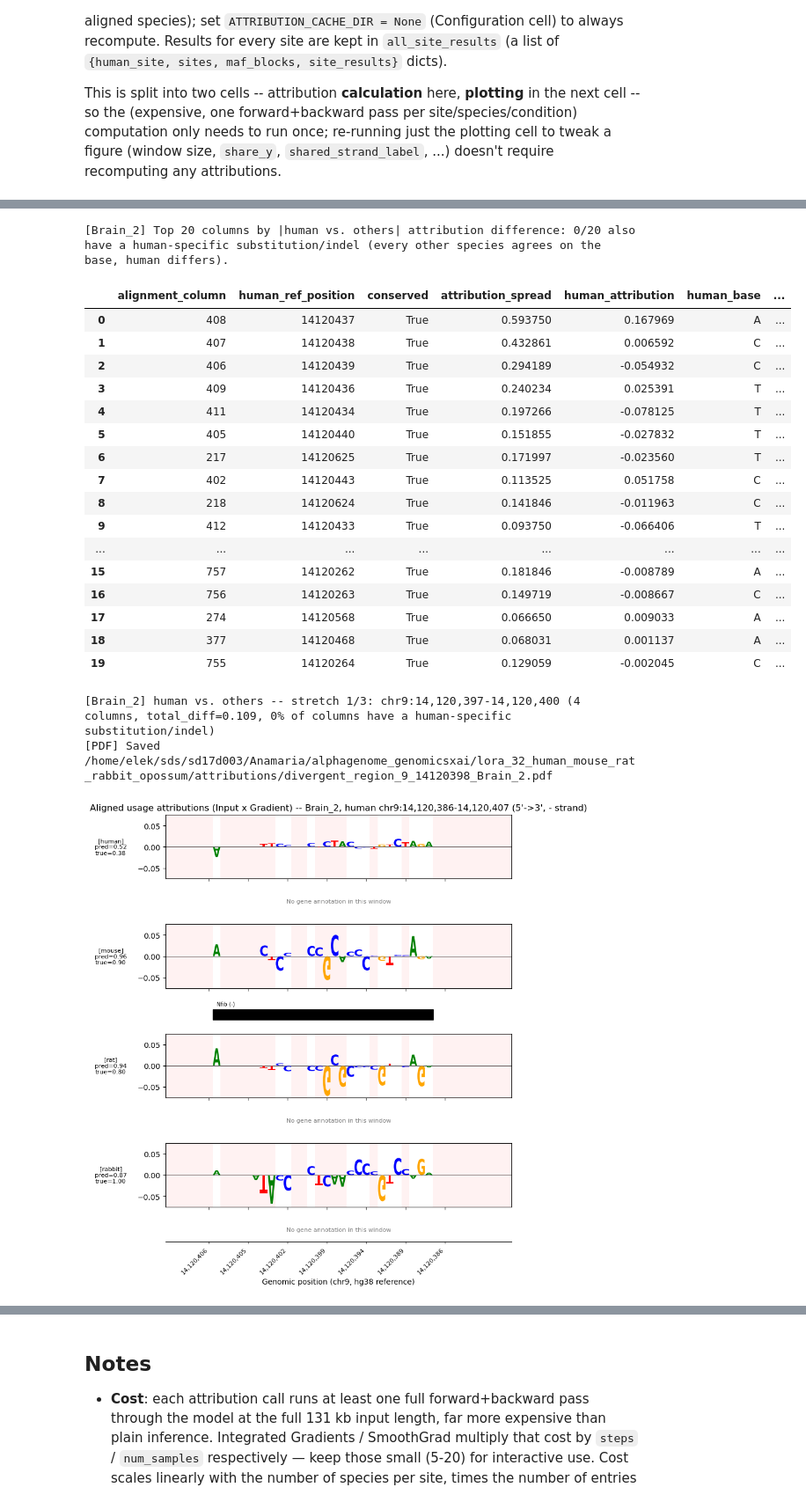
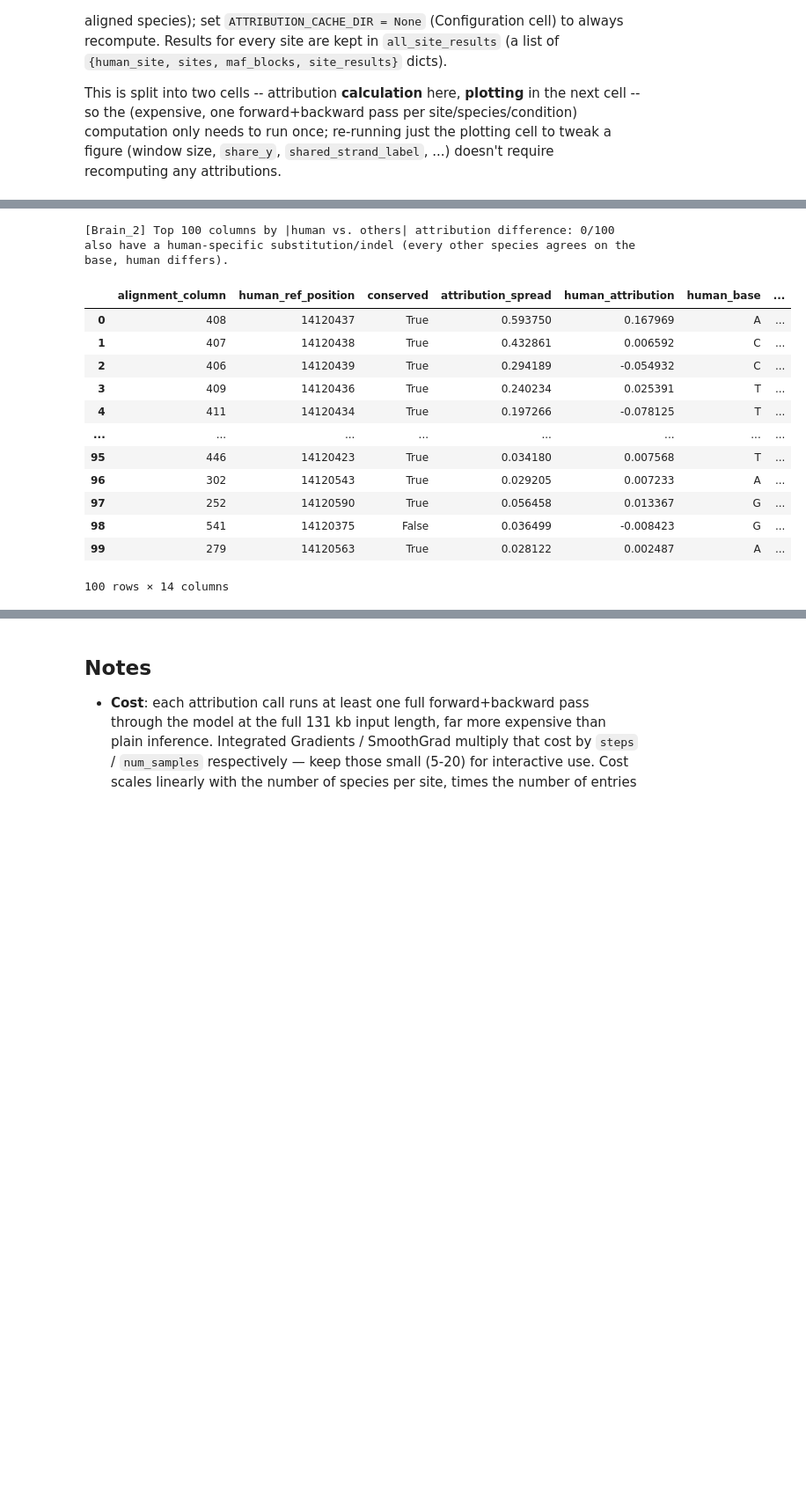
Before and after one commit to anamariaelek/alphagenome-pytorch, a Jupyter notebook: examples/notebooks/splice_attributions.ipynb, the cells around one changed output, grey strips where cells are left out. Shown at 88% size. Drawn from its saved outputs; the diff is of its cells as text; code cells hidden in the pictures; blank space fills up the shorter version.

```diff
--- a/examples/notebooks/splice_attributions.ipynb
+++ b/examples/notebooks/splice_attributions.ipynb
@@ -2505,43 +2859,24 @@ top_stretches = plot_top_divergent_attribution_stretches(
 # %%
 # Human's Brain_2 prediction (true=0.38, pred=0.52) differs from the other three
 # species (true/pred > 0.8) -- find which positions specifically explain HUMAN being
 # the outlier, rather than any pairwise disagreement among the four species.
 human_vs_others_df = compare_species_vs_others(
     entry["site_results"], entry["human_site"], ALIGNED_SPECIES, entry["maf_blocks"],
-    label=compare_label, focus_species="human", window=compare_window, top_n=20,
+    label=compare_label, focus_species="human", window=compare_window, top_n=100,
 )
 display(human_vs_others_df)
-
-human_vs_others_stretches = plot_top_species_vs_others_stretches(
-    entry["site_results"], entry["human_site"], ALIGNED_SPECIES, entry["maf_blocks"],
-    label=compare_label, focus_species="human", window=compare_window, min_length=2, top_n=3, context_columns=20,
-)
-
-# Validate the top-ranked position causally: swap human's base there for the other
-# species' consensus base, and see whether that alone shifts the Brain_2 prediction.
-swap_result = run_sequence_swap_experiment(
-    entry["site_results"], entry["human_site"], model, device,
-    human_vs_others_df, label=compare_label, row_index=0,
-)
 # %% [output]
-[Brain_2] Top 20 columns by |human vs. others| attribution difference: 0/20 also have a human-specific substitution/indel (every other species agrees on the base, human differs).
+[Brain_2] Top 100 columns by |human vs. others| attribution difference: 0/100 also have a human-specific substitution/indel (every other species agrees on the base, human differs).
 |  | alignment_column | human_ref_position | conserved | attribution_spread | human_attribution | human_base | ... |
 | 0 | 408 | 14120437 | True | 0.593750 | 0.167969 | A | ... |
 | 1 | 407 | 14120438 | True | 0.432861 | 0.006592 | C | ... |
 | 2 | 406 | 14120439 | True | 0.294189 | -0.054932 | C | ... |
 | 3 | 409 | 14120436 | True | 0.240234 | 0.025391 | T | ... |
 | 4 | 411 | 14120434 | True | 0.197266 | -0.078125 | T | ... |
-| 5 | 405 | 14120440 | True | 0.151855 | -0.027832 | T | ... |
-| 6 | 217 | 14120625 | True | 0.171997 | -0.023560 | T | ... |
-| 7 | 402 | 14120443 | True | 0.113525 | 0.051758 | C | ... |
-| 8 | 218 | 14120624 | True | 0.141846 | -0.011963 | C | ... |
-| 9 | 412 | 14120433 | True | 0.093750 | -0.066406 | T | ... |
 | ... | ... | ... | ... | ... | ... | ... | ... |
-| 15 | 757 | 14120262 | True | 0.181846 | -0.008789 | A | ... |
-| 16 | 756 | 14120263 | True | 0.149719 | -0.008667 | C | ... |
-| 17 | 274 | 14120568 | True | 0.066650 | 0.009033 | A | ... |
-| 18 | 377 | 14120468 | True | 0.068031 | 0.001137 | A | ... |
-| 19 | 755 | 14120264 | True | 0.129059 | -0.002045 | C | ... |
+| 95 | 446 | 14120423 | True | 0.034180 | 0.007568 | T | ... |
+| 96 | 302 | 14120543 | True | 0.029205 | 0.007233 | A | ... |
+| 97 | 252 | 14120590 | True | 0.056458 | 0.013367 | G | ... |
+| 98 | 541 | 14120375 | False | 0.036499 | -0.008423 | G | ... |
+| 99 | 279 | 14120563 | True | 0.028122 | 0.002487 | A | ... |
-[Brain_2] human vs. others -- stretch 1/3: chr9:14,120,397-14,120,400 (4 columns, total_diff=0.109, 0% of columns have a human-specific substitution/indel)
-[PDF] Saved /home/elek/sds/sd17d003/Anamaria/alphagenome_genomicsxai/lora_32_human_mouse_rat_rabbit_opossum/attributions/divergent_region_9_14120398_Brain_2.pdf
+100 rows × 14 columns
-[figure, removed]
```
Also changed, not shown: parts of 13 cells of this notebook, 4 other files.
